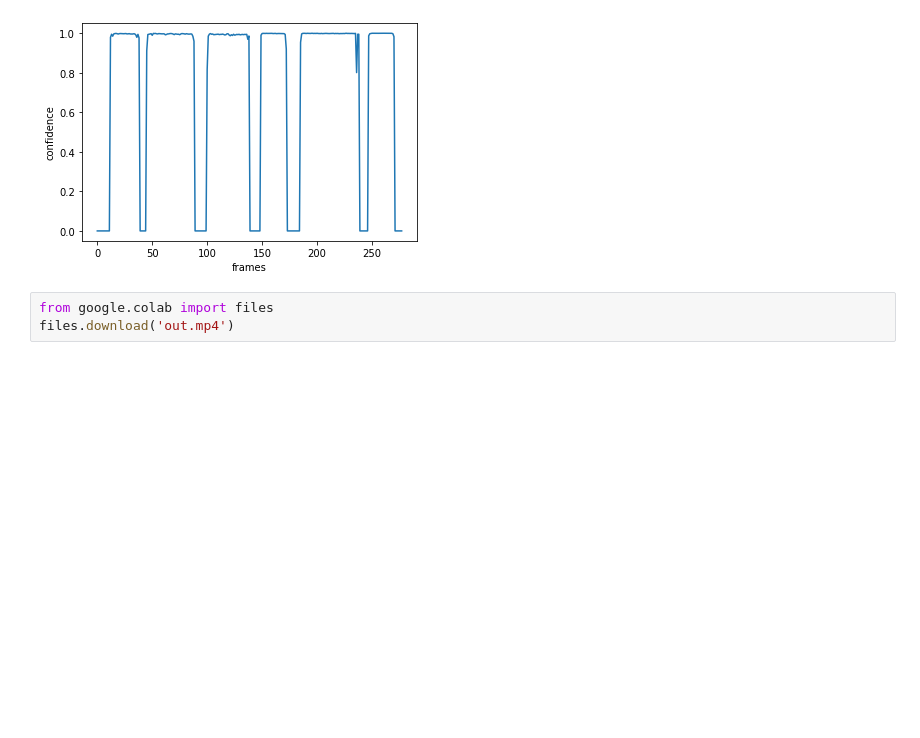
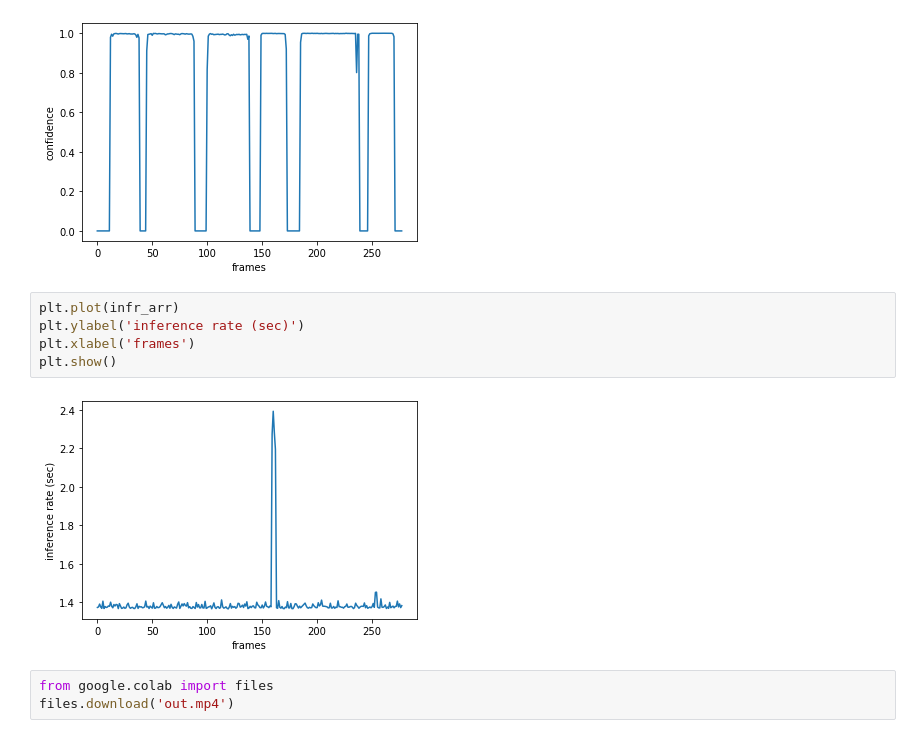
Before and after one commit to apthagowda97/openvino_people_counter, a Jupyter notebook: notebook/people_counter_faster_rcnn_colab/people_counter_faster_rcnn.ipynb, the cells around one changed output. Saved outputs shown, nothing was run; the diff lists cells and outputs as text; blank space fills up the shorter version.

```diff
--- a/notebook/people_counter_faster_rcnn_colab/people_counter_faster_rcnn.ipynb
+++ b/notebook/people_counter_faster_rcnn_colab/people_counter_faster_rcnn.ipynb
@@ -207,6 +218,13 @@ plt.xlabel('frames')
 plt.show()
 # %% [output]
 [figure]
+# %%
+plt.plot(infr_arr)
+plt.ylabel('inference rate (sec)')
+plt.xlabel('frames')
+plt.show()
+# %% [output]
+[figure, added]
 # %%
 from google.colab import files
 files.download('out.mp4')
```
Also changed, not shown: parts of 6 cells of this notebook.
